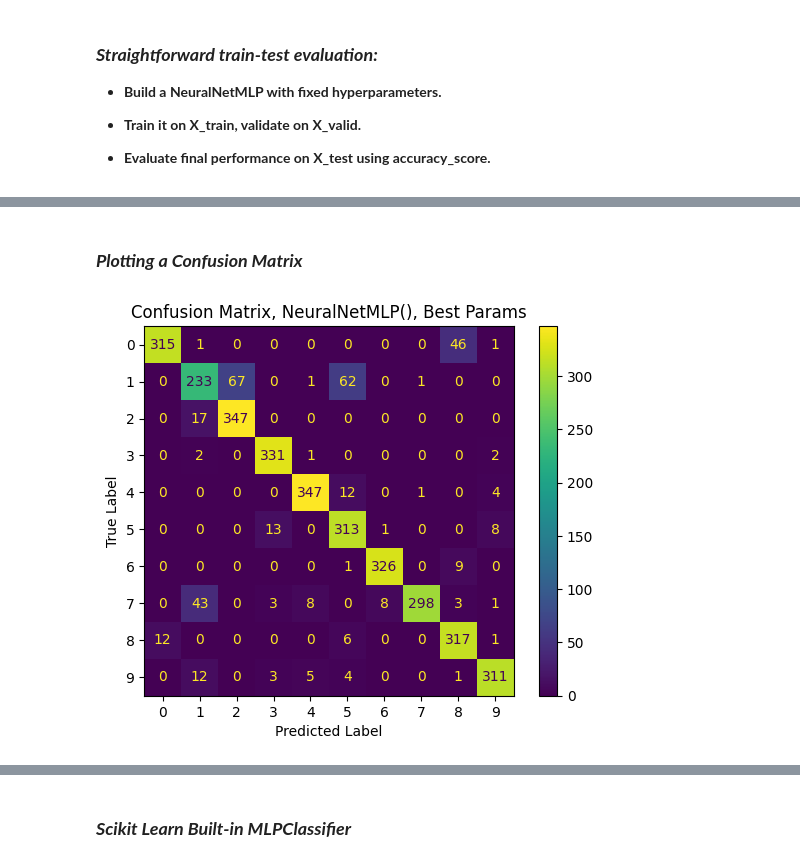
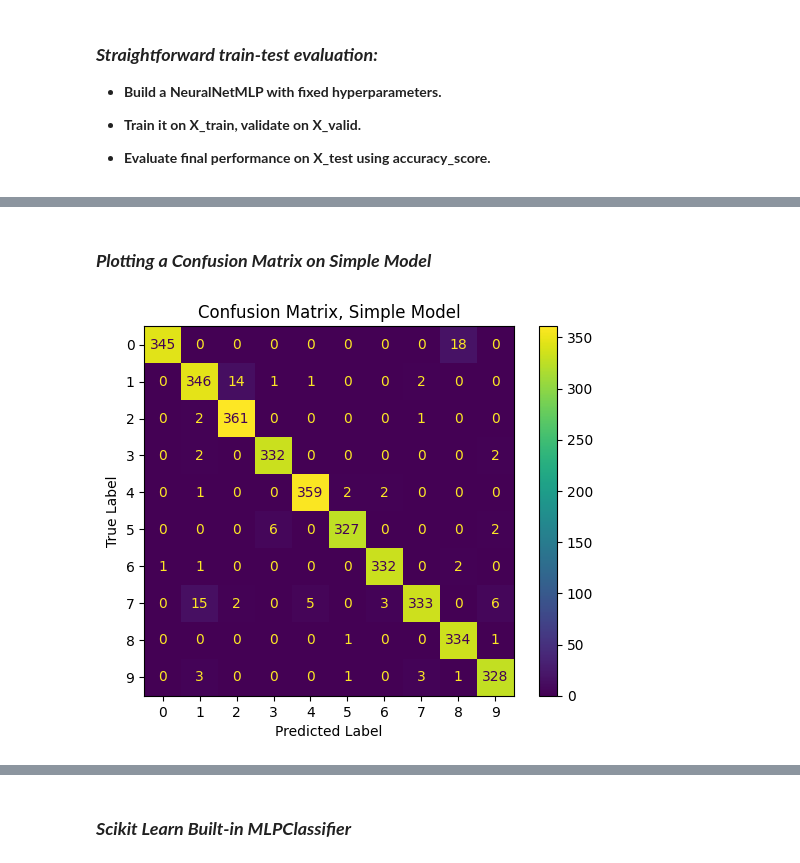
Before and after one commit to mahdavis2024/CS-projects, a Jupyter notebook: step10/CreateNN.ipynb, the cells around one changed output, grey strips where cells are left out. Cells and saved outputs as stored; diff of their text form; code cells hidden in the pictures.

```diff
--- a/step10/CreateNN.ipynb
+++ b/step10/CreateNN.ipynb
@@ -252,8 +253,7 @@ class NeuralNetMLP(object):
         self.shuffle = shuffle
         self.minibatch_size = minibatch_size
         self.optimizer = optimizer
-        n_features = X_train.shape[1]
-        n_output=np.unique(y_train).shape[0]
+
 
         # Initialize optimizer-specific parameters
         if self.optimizer == 'momentum':
@@ -274,6 +274,7 @@ class NeuralNetMLP(object):
             self.v_w_out = np.zeros((self.n_hidden, n_output))
             self.m_b_out = np.zeros(n_output)
             self.v_b_out = np.zeros(n_output)
+
 
     def _onehot(self, y, n_classes):
         """Encode labels into one-hot representation"""
@@ -430,8 +431,7 @@ class NeuralNetMLP(object):
 
             z_h, a_h, z_out, a_out = self._forward(X_train)
 
-            cost = self._compute_cost(y_enc=y_train_enc,
-                                      output=a_out)
+            cost = self._compute_cost(y_enc=y_train_enc, output=a_out)
 
             y_train_pred = self.predict(X_train)
             y_valid_pred = self.predict(X_valid)
@@ -489,35 +478,0 @@ Test Accuracy: 97.11%
-# %%
-from sklearn.model_selection import RepeatedKFold
-from sklearn.model_selection import GridSearchCV
-from sklearn.preprocessing import StandardScaler
-
-model = NeuralNetMLP()
-n_hidden=[1, 10, 100]
-l2=[0.1, 0.01]
-epochs=[100, 200]
-eta=[0.0005, 0.001]
-minibatch_size=[100]
-shuffle=[True]
-
-
-grid = dict(n_hidden=n_hidden, l2=l2, epochs=epochs, eta=eta, minibatch_size=minibatch_size, shuffle=shuffle)
-
-print("[INFO] grid searching over the hyperparameters...")
-kfold = RepeatedKFold(n_splits=10, n_repeats=3, random_state=1)
-grid_search = GridSearchCV(estimator=model, param_grid=grid, n_jobs=-1, cv=kfold, scoring="neg_mean_squared_error")
-
-# fitting to the search results
-grid_search.fit(X_train, y_train, X_valid=X_valid, y_valid=y_valid)
-
-# extract the best model
-print("[INFO] evaluating...")
-best_model = grid_search.best_estimator_
-
-# Best parameters and performance
-print("Best Parameters:\n", grid_search.best_params_)
-print("Best Cross-Validation Score:", grid_search.best_score_)
-
-# Get accuracy score:
-best_model.fit(X_train, y_train, X_valid, y_valid)
-y_pred = best_model.predict(X_test)
-print("Final Test Accuracy:", accuracy_score(y_test, y_pred))
@@ -533,20 +479,20 @@ Final Test Accuracy: 0.8970840480274442
 # %% [markdown]
-### ***Plotting a Confusion Matrix***
+### ***Plotting a Confusion Matrix on Simple Model***
 # %%
 from sklearn.metrics import confusion_matrix, ConfusionMatrixDisplay
 import matplotlib.pyplot as plt
 
 # Compute the confusion matrix
 cm = confusion_matrix(y_test, y_pred)
 
 # Create the display object
 disp = ConfusionMatrixDisplay(confusion_matrix=cm)
 
 # Plot it
 disp.plot()
-plt.title("Confusion Matrix, NeuralNetMLP(), Best Params")
+plt.title("Confusion Matrix, Simple Model")
 plt.xlabel("Predicted Label")
 plt.ylabel("True Label")
 plt.show()
 # %% [output]
-[figure, old version]
+[figure, new version]
```
Also changed, not shown: parts of 16 cells of this notebook.
